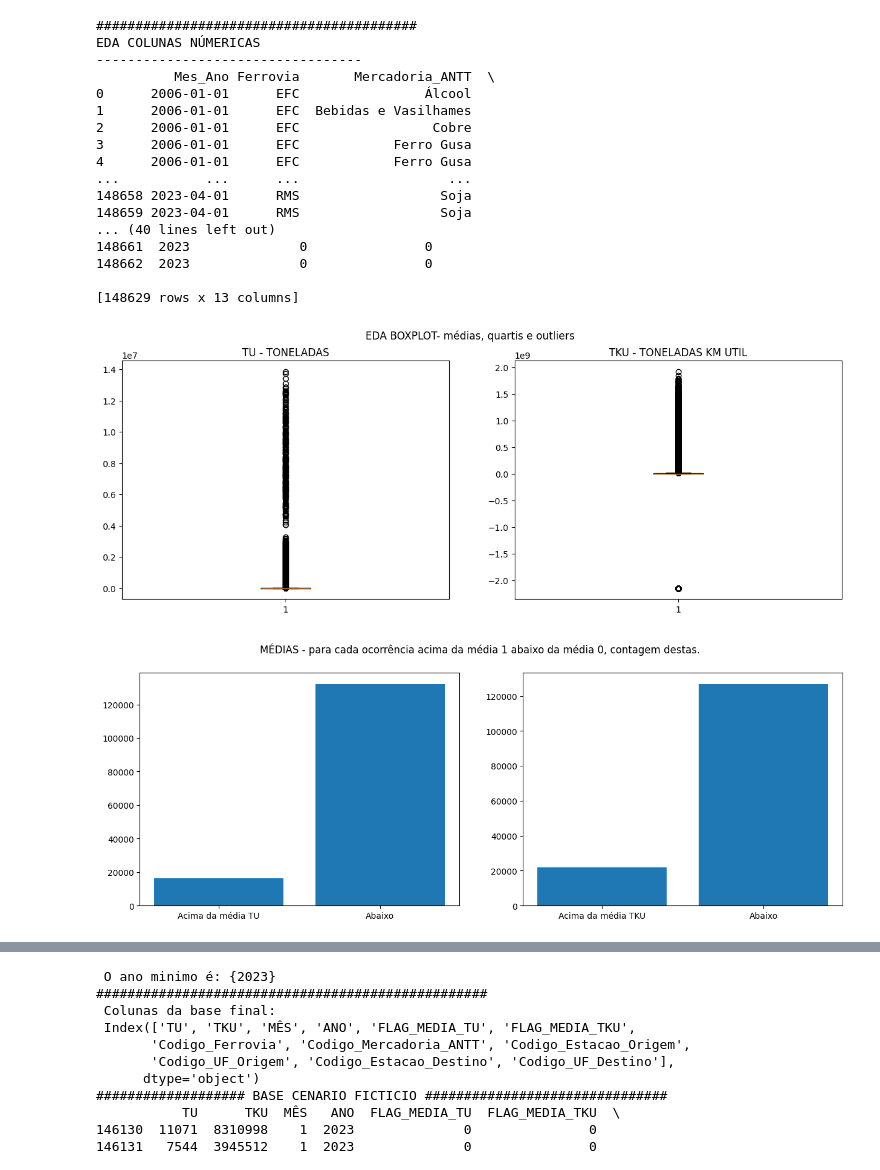
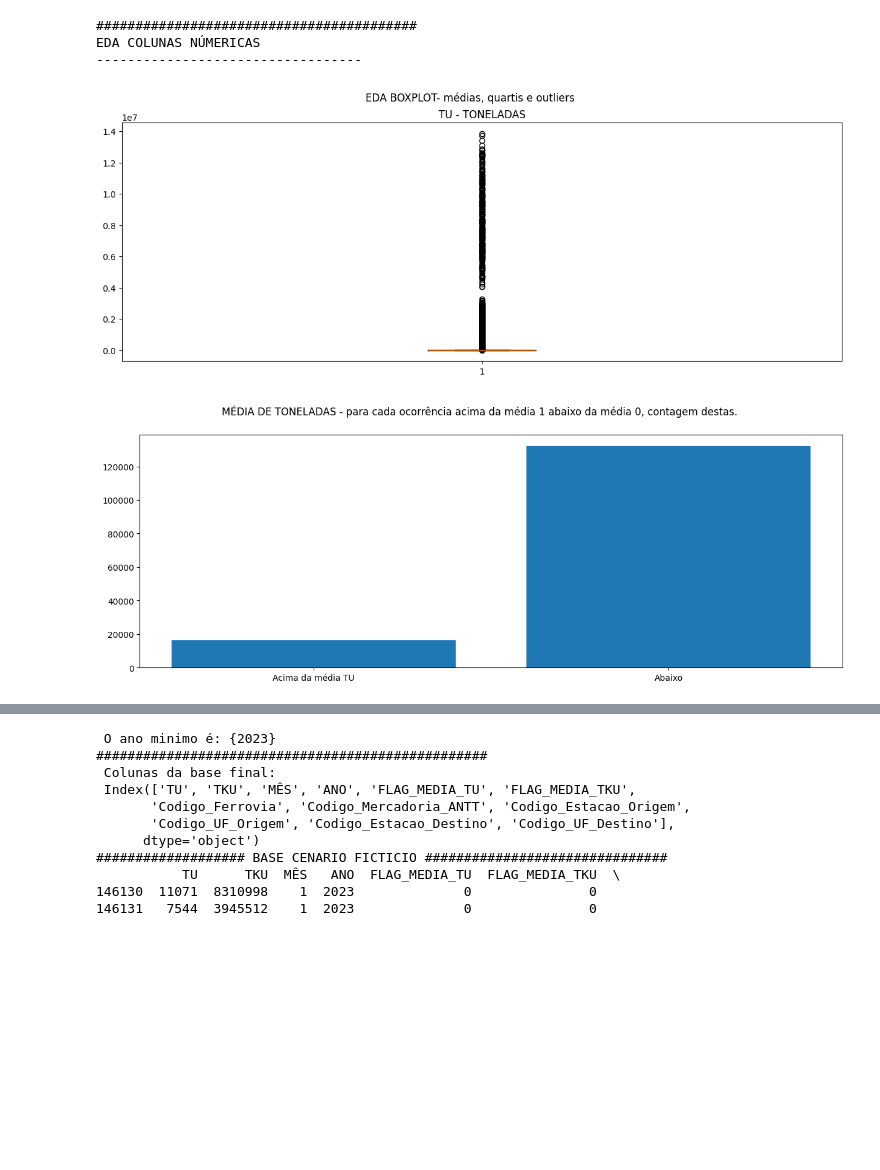
Before and after one commit to iugamil/ANTT_FERROVIAS_TONELADAS, a Jupyter notebook: 01-ANTT_FERROVIAS_RANDOMFOREST_REGRESSOR.ipynb, the cells around one changed output, grey strips where cells are left out. Saved outputs shown, nothing was run; the diff lists cells and outputs as text; code cells hidden in the pictures; blank space fills up the shorter version.

```diff
--- a/01-ANTT_FERROVIAS_RANDOMFOREST_REGRESSOR.ipynb
+++ b/01-ANTT_FERROVIAS_RANDOMFOREST_REGRESSOR.ipynb
@@ -17,6 +17,17 @@ import glob
 import os
 import matplotlib.pyplot as plt
 import seaborn as sns
+from numpy import random
+
+
+
+################################################################################
+
+
+# ETL DA BASE
+
+################################################################################
+
 
 
 ##CONFIGURANDO NUMEROS COM 2 CASAS DECIMAIS
@@ -45,6 +56,13 @@ base_original['ANO'] = base_original['Mes_Ano'].dt.year
 #REMOVENDO DUPLICADOS E NULOS
 base_original = base_original.drop_duplicates()
 
+# REMOVENDO COLUNA TKU POIS O OBJETIVO É APNAS TU
+base_original = base_original.drop('TKU', axis=1)
+base_original = base_original.drop('Mes_Ano', axis=1)
+
+# REMOVENDO VALORES ABAIXO DE 1 TONELADA
+base_original = base_original[base_original["TU"]>= 1]
+
 # VENDO A BASE
 base_original.head(-5)
 # %% [output]
@@ -136,64 +191,48 @@ base_original.describe()
 # %%
+################################################################################
+
+
+# ANALISE EXPLORATORIA DOS DADOS - EDA
+
+################################################################################
+
+
+
 ## COLUNAS NÚMERICAS
 print('#########################################')
 print('EDA COLUNAS NÚMERICAS')
 print('----------------------------------')
 
 figura = plt.figure(figsize=(15,5))
 figura.suptitle('EDA BOXPLOT- médias, quartis e outliers')
 
-figura.add_subplot(121)
+figura.add_subplot(111)
 plt.boxplot(base_original['TU'], showfliers=True)
 plt.title('TU - TONELADAS')
-
-figura.add_subplot(122)
-plt.boxplot(base_original['TKU'], showfliers=True)
-plt.title('TKU - TONELADAS KM UTIL')
 
 
 ######
 #########################################
 
 # CRIANDO UMA FLAG NA BASE ACIMA OU ABAIXO DA MEDIA
 base_original['FLAG_MEDIA_TU'] = np.where(base_original['TU'] >= base_original['TU'].mean(),1,0)
-base_original['FLAG_MEDIA_TKU'] = np.where(base_original['TKU'] >= base_original['TKU'].mean(),1,0)
-print(base_original)
+#print(base_original)
 
 
 figura_2 = plt.figure(figsize=(15,5))
-figura_2.suptitle('MÉDIAS - para cada ocorrência acima da média 1 abaixo da média 0, contagem destas.')
+figura_2.suptitle('MÉDIA DE TONELADAS - para cada ocorrência acima da média 1 abaixo da média 0, contagem destas.')
 
 
-figura_2.add_subplot(121)
+figura_2.add_subplot(111)
 acima_tu = base_original[base_original['FLAG_MEDIA_TU'] == 1]['FLAG_MEDIA_TU'].count()
 abaixo_tu = base_original[base_original['FLAG_MEDIA_TU'] == 0]['FLAG_MEDIA_TU'].count()
 plt.bar(['Acima da média TU', 'Abaixo'], [acima_tu, abaixo_tu])
 
 
-figura_2.add_subplot(122)
-acima_tku = base_original[base_original['FLAG_MEDIA_TKU'] == 1]['FLAG_MEDIA_TKU'].count()
-abaixo_tku = base_original[base_original['FLAG_MEDIA_TKU'] == 0]['FLAG_MEDIA_TKU'].count()
-plt.bar(['Acima da média TKU', 'Abaixo'], [acima_tku, abaixo_tku])
-
-
 plt.show()
 # %% [output]
 #########################################
 EDA COLUNAS NÚMERICAS
 ----------------------------------
-          Mes_Ano Ferrovia       Mercadoria_ANTT  \
-0      2006-01-01      EFC                Álcool
-1      2006-01-01      EFC  Bebidas e Vasilhames
-2      2006-01-01      EFC                 Cobre
-3      2006-01-01      EFC            Ferro Gusa
-4      2006-01-01      EFC            Ferro Gusa
-...           ...      ...                   ...
-148658 2023-04-01      RMS                  Soja
-148659 2023-04-01      RMS                  Soja
-... (40 lines left out)
-148661  2023              0               0
-148662  2023              0               0
-
-[148629 rows x 13 columns]
-[figure, old version]
+[figure, new version]
-[figure, old version]
+[figure, new version]
```
Also changed, not shown: parts of 20 cells of this notebook.
